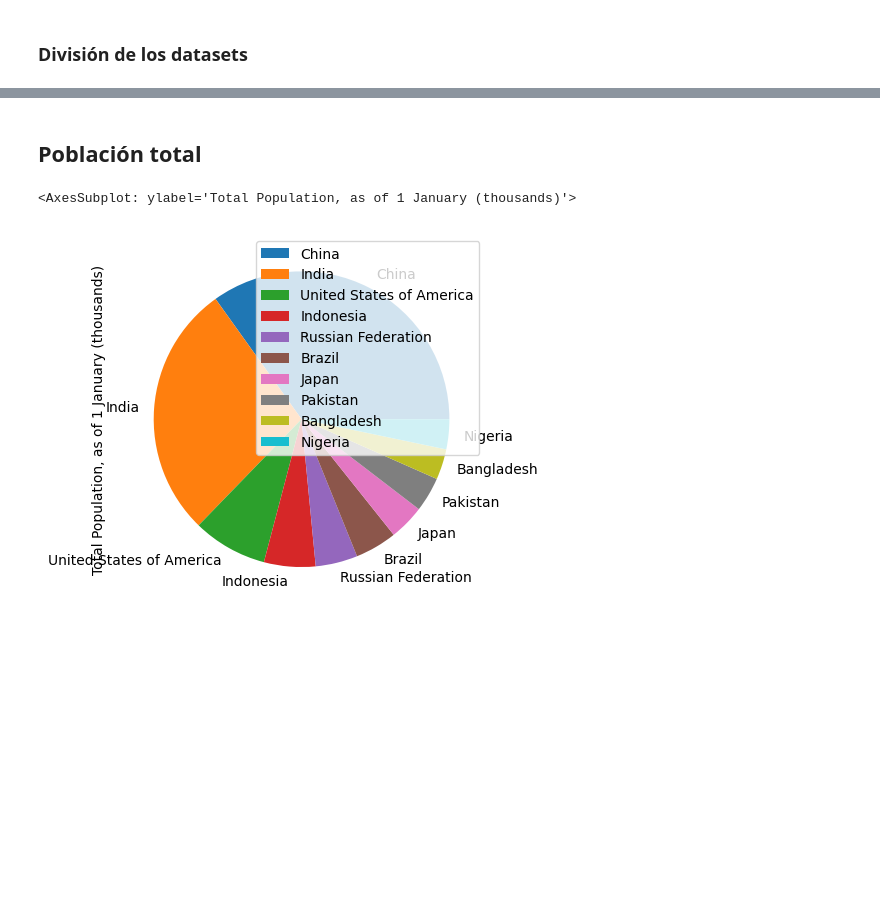
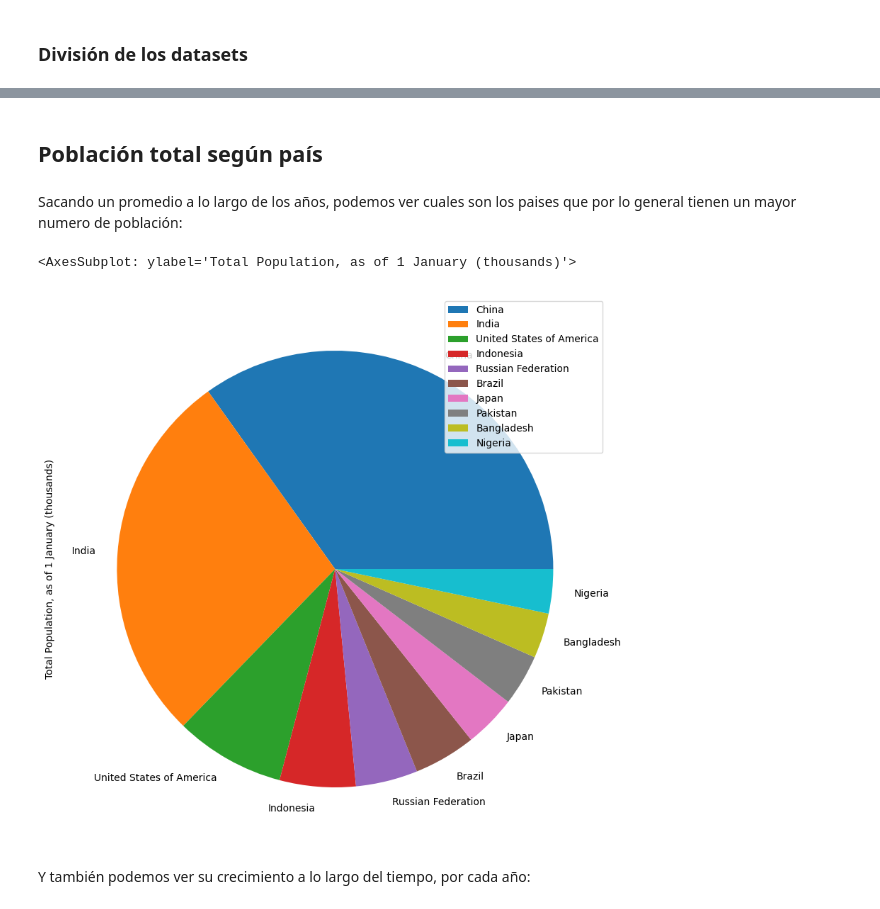
Before and after one commit to akumoth/flujos_migratorios, a Jupyter notebook: notebook/world_population_prospects.ipynb, the cells around one changed output, grey strips where cells are left out. Cells and saved outputs as stored; diff of their text form; code cells hidden in the pictures; blank space fills up the shorter version.

Commit message:
EDA de world population prospects

```diff
--- a/notebook/world_population_prospects.ipynb
+++ b/notebook/world_population_prospects.ipynb
@@ -152,9 +188,20 @@ reg_wpp_df = wpp_df[(wpp_df.Type != 'World') & (wpp_df.Type != 'Label/Separator'
 # %% [markdown]
-## Población total
+## Población total según país
+# %% [markdown]
+Sacando un promedio a lo largo de los años, podemos ver cuales son los paises que por lo general tienen un mayor numero de población:
 # %%
-total_popul_df = wpp_df[wpp_df.Type == 'Country/Area'].groupby('Region, subregion, country or area *')['Total Population, as of 1 January (thousands)'].mean().reset_index().sort_values(by='Total Population, as of 1 January (thousands)',ascending=False).head(10)
+total_popul_df = (
+    wpp_df[wpp_df.Type == 'Country/Area']
+    .groupby('Region, subregion, country or area *')['Total Population, as of 1 January (thousands)']
+    .mean()
+    .reset_index()
+    .sort_values(by='Total Population, as of 1 January (thousands)',ascending=False)
+    .head(10)
+)
 # %%
-total_popul_df.set_index('Region, subregion, country or area *').plot.pie(y='Total Population, as of 1 January (thousands)')
+total_popul_df.set_index('Region, subregion, country or area *').plot.pie(y='Total Population, as of 1 January (thousands)', figsize=(10,10))
 # %% [output]
 <AxesSubplot: ylabel='Total Population, as of 1 January (thousands)'>
-[figure, old version]
+[figure, new version]
+# %% [markdown]
+Y también podemos ver su crecimiento a lo largo del tiempo, por cada año:
```
Also changed, not shown: parts of 21 cells of this notebook, 1 other file.
